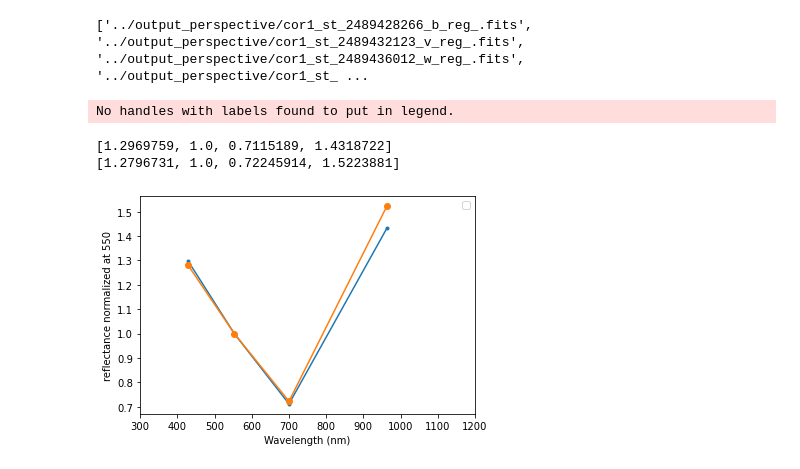
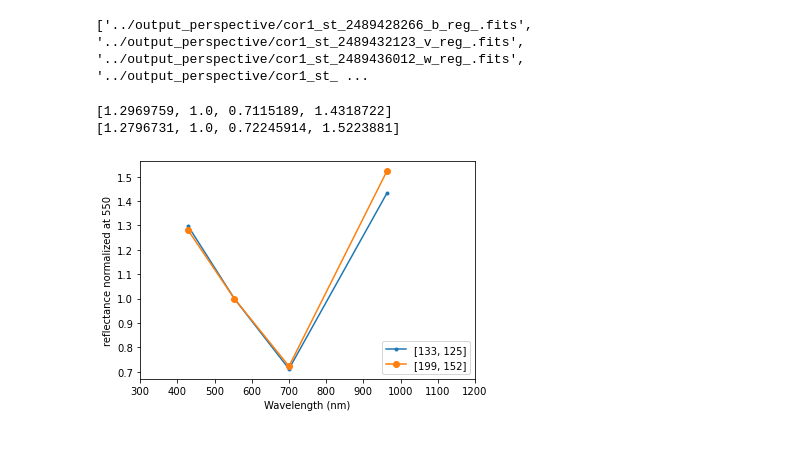
Before and after one commit to akihirohattori/preprocess, a Jupyter notebook: make_spectrum.ipynb, the cells around one changed output. Cells and saved outputs as stored; diff of their text form; code cells hidden in the pictures.

```diff
--- a/make_spectrum.ipynb
+++ b/make_spectrum.ipynb
@@ -80,19 +80,18 @@ df_p = pd.DataFrame(fits.getdata(image_files[3]))
 # %%
 df_b.iloc[133,125]
 l1 = [df_b.iloc[133,125] / df_v.iloc[133,125], df_v.iloc[133,125] / df_v.iloc[133,125], df_w.iloc[133,125] / df_v.iloc[133,125], df_p.iloc[133,125] / df_v.iloc[133,125]]
 l2 = [df_b.iloc[199,152] / df_v.iloc[199,152], df_v.iloc[199,152] / df_v.iloc[199,152], df_w.iloc[199,152] / df_v.iloc[199,152], df_p.iloc[199,152] / df_v.iloc[199,152]]
 print(l1)
 print(l2)
-plt.plot(wave_length, l1, marker = ".")
-plt.plot(wave_length, l2, marker = "o")
+plt.plot(wave_length, l1, marker = ".", label = [133,125])
+plt.plot(wave_length, l2, marker = "o", label = [199,152])
 
 plt.xlabel('Wavelength (nm)')
 plt.xlim(300, 1200)
 plt.ylabel('reflectance normalized at 550')
-plt.legend(loc = 'upper right')
+plt.legend(loc = 'lower right')
 plt.show()
 # %% [output]
-No handles with labels found to put in legend.
+[1.2969759, 1.0, 0.7115189, 1.4318722]
+[1.2796731, 1.0, 0.72245914, 1.5223881]
-[1.2969759, 1.0, 0.7115189, 1.4318722]
-[1.2796731, 1.0, 0.72245914, 1.5223881]
-[figure, old version]
+[figure, new version]
```
